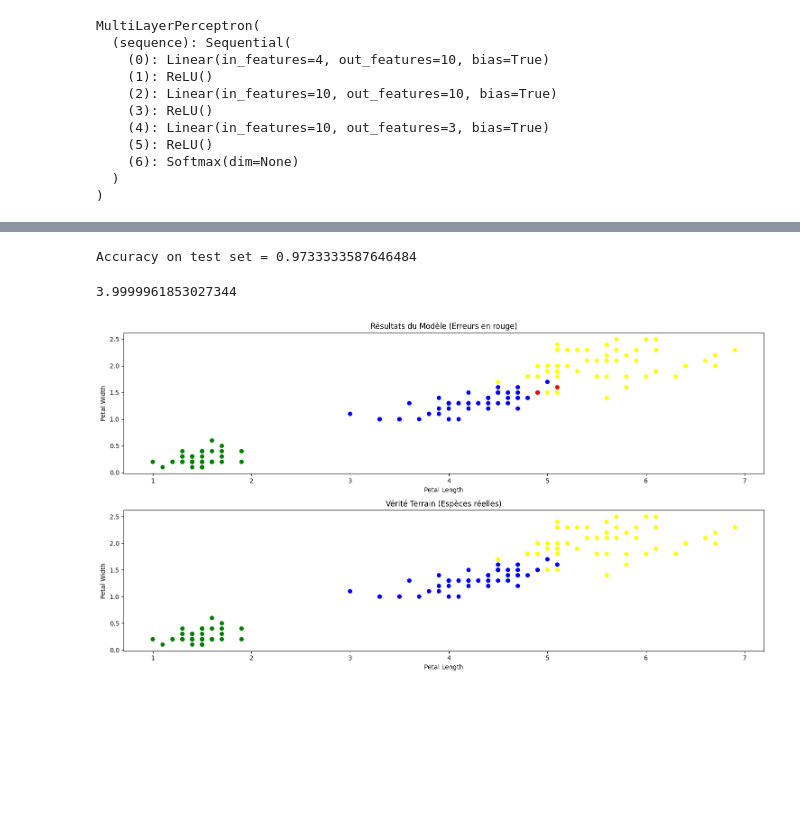
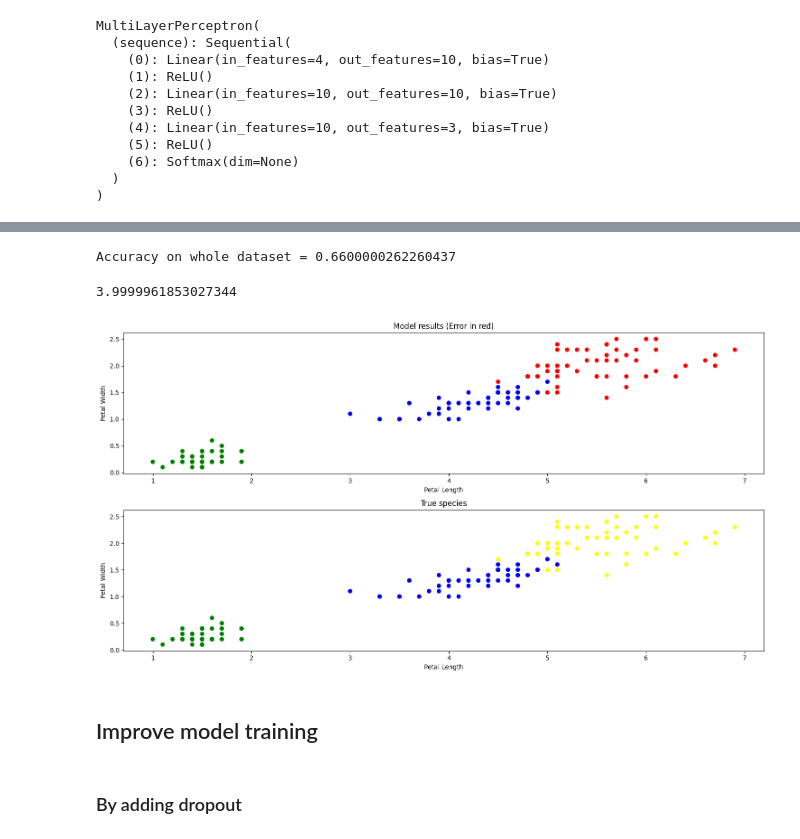
Before and after one commit to MOISECHRIST/PyTorch_Tutorial, a Jupyter notebook: ANN/Intro_To_Deep_Learning.ipynb, the cells around one changed output, grey strips where cells are left out. Drawn from its saved outputs; the diff is of its cells as text; code cells hidden in the pictures; blank space fills up the shorter version.

```diff
--- a/ANN/Intro_To_Deep_Learning.ipynb
+++ b/ANN/Intro_To_Deep_Learning.ipynb
@@ -484,8 +489,8 @@ Accuracy on test set = 1.0
 # %%
 pred = model2(X)
-print(f"Accuracy on test set = {compute_accuracy(pred, Y)}")
+print(f"Accuracy on whole dataset = {compute_accuracy(pred, Y)}")
 # %% [output]
-Accuracy on test set = 0.9733333587646484
+Accuracy on whole dataset = 0.6600000262260437
 # %%
 150-150*0.9733333587646484
 # %% [output]
@@ -498,26 +503,33 @@ iris.loc[iris['species_encoding'] != iris['pred_class'], 'match_class'] = 4
 # %%
 from matplotlib.colors import ListedColormap
 
-custom_cmap_match = ListedColormap(['green', 'blue', 'yellow', 'red'])
-custom_cmap_species = ListedColormap(['green', 'blue', 'yellow'])
+def plot_final():
+  custom_cmap_match = ListedColormap(['green', 'blue', 'yellow', 'red'])
+  custom_cmap_species = ListedColormap(['green', 'blue', 'yellow'])
 
-plt.figure(figsize=(15, 8))
+  plt.figure(figsize=(15, 8))
 
 
-plt.subplot(2, 1, 1)
-plt.scatter(iris['petal_length'], iris['petal_width'], c=iris['match_class'], cmap=custom_cmap_match)
-plt.title('Résultats du Modèle (Erreurs en rouge)')
-plt.xlabel('Petal Length')
-plt.ylabel('Petal Width')
+  plt.subplot(2, 1, 1)
+  plt.scatter(iris['petal_length'], iris['petal_width'], c=iris['match_class'], cmap=custom_cmap_match)
+  plt.title('Model results (Error in red)')
+  plt.xlabel('Petal Length')
+  plt.ylabel('Petal Width')
 
 
-plt.subplot(2, 1, 2)
-plt.scatter(iris['petal_length'], iris['petal_width'], c=iris['species_encoding'], cmap=custom_cmap_species)
-plt.title('Vérité Terrain (Espèces réelles)')
-plt.xlabel('Petal Length')
-plt.ylabel('Petal Width')
+  plt.subplot(2, 1, 2)
+  plt.scatter(iris['petal_length'], iris['petal_width'], c=iris['species_encoding'], cmap=custom_cmap_species)
+  plt.title('True species')
+  plt.xlabel('Petal Length')
+  plt.ylabel('Petal Width')
 
-plt.tight_layout()
-plt.show()
+  plt.tight_layout()
+  plt.show()
+
+plot_final()
 # %% [output]
-[figure, old version]
+[figure, new version]
+# %% [markdown]
+## Improve model training
+# %% [markdown]
+### By adding dropout
```
Also changed, not shown: parts of 42 cells of this notebook.
